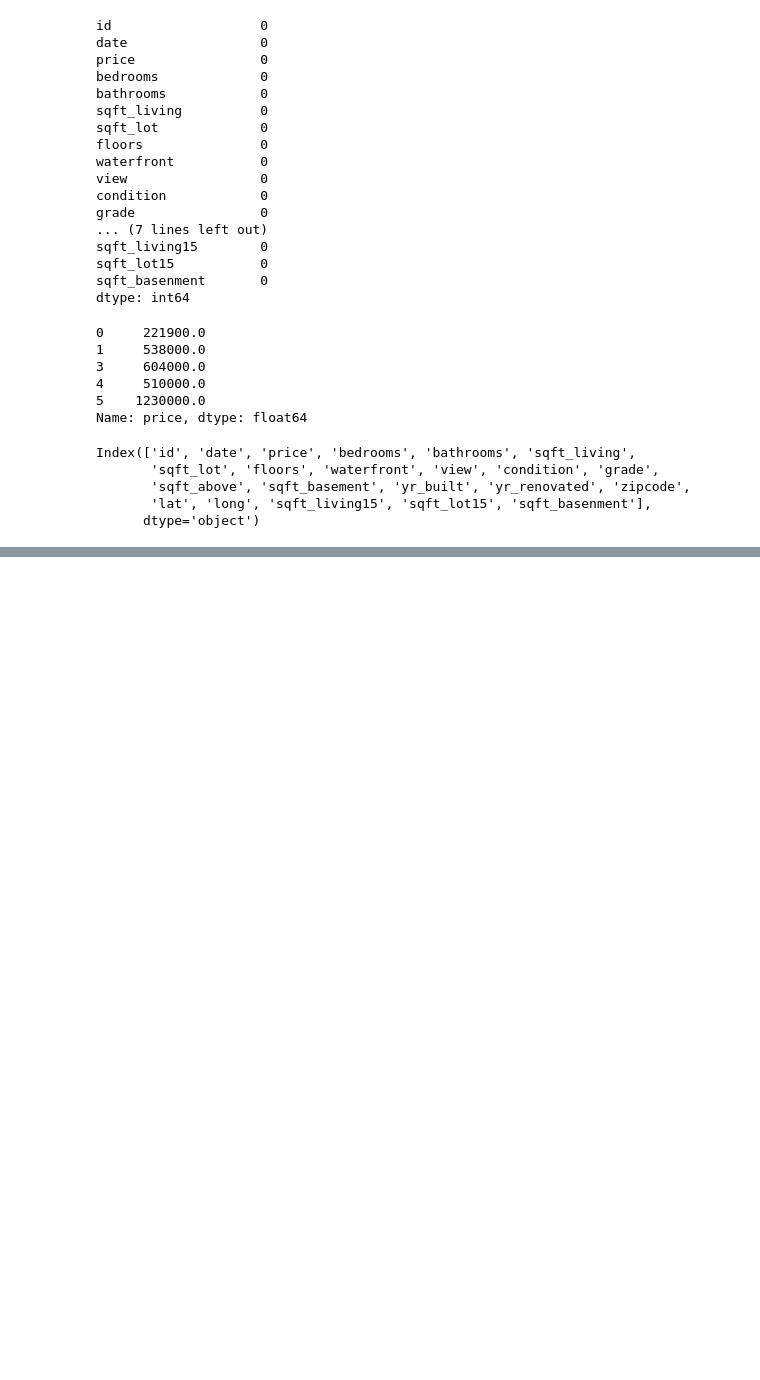
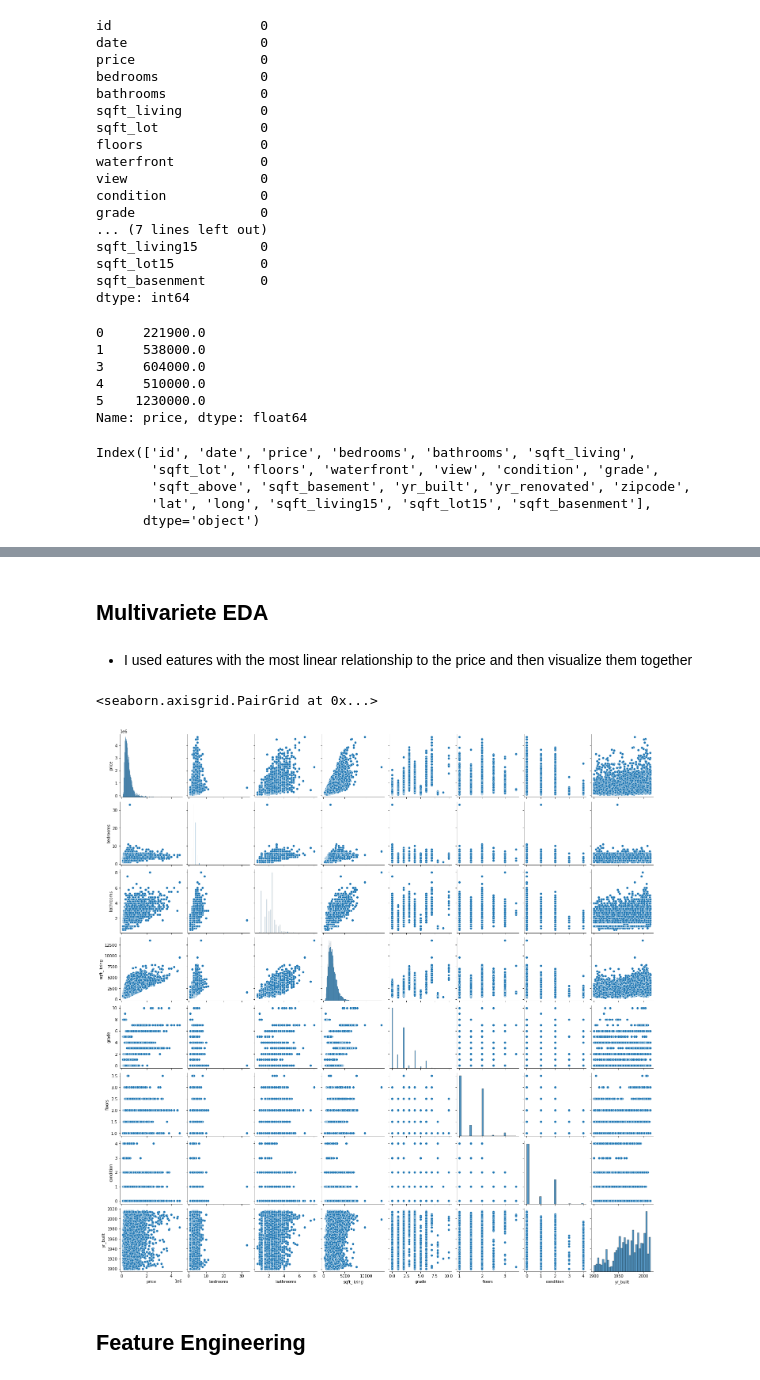
Before and after one commit to Derrick-wekesa/Data-science-phase-2, a Jupyter notebook: student1.ipynb, the cells around one changed output, grey strips where cells are left out. Cells and saved outputs as stored; diff of their text form; code cells hidden in the pictures; blank space fills up the shorter version.

```diff
--- a/student1.ipynb
+++ b/student1.ipynb
@@ -229,0 +279,15 @@ Index(['id', 'date', 'price', 'bedrooms', 'bathrooms', 'sqft_living',
+# %% [markdown]
+## Multivariete EDA
+# %% [markdown]
+- I  used eatures with the most linear relationship to the price and then visualize them together
+# %%
+#select variables of interest
+vars_of_interest = ['price', 'bedrooms', 'bathrooms', 'sqft_living', 'grade',  'floors', 'condition', 'yr_built']
+
+# create pairplot
+sns.pairplot(df[vars_of_interest])
+# %% [output]
+<seaborn.axisgrid.PairGrid at 0x...>
+[figure, added]
+# %% [markdown]
+## Feature Engineering
```
Also changed, not shown: parts of 25 cells of this notebook.
